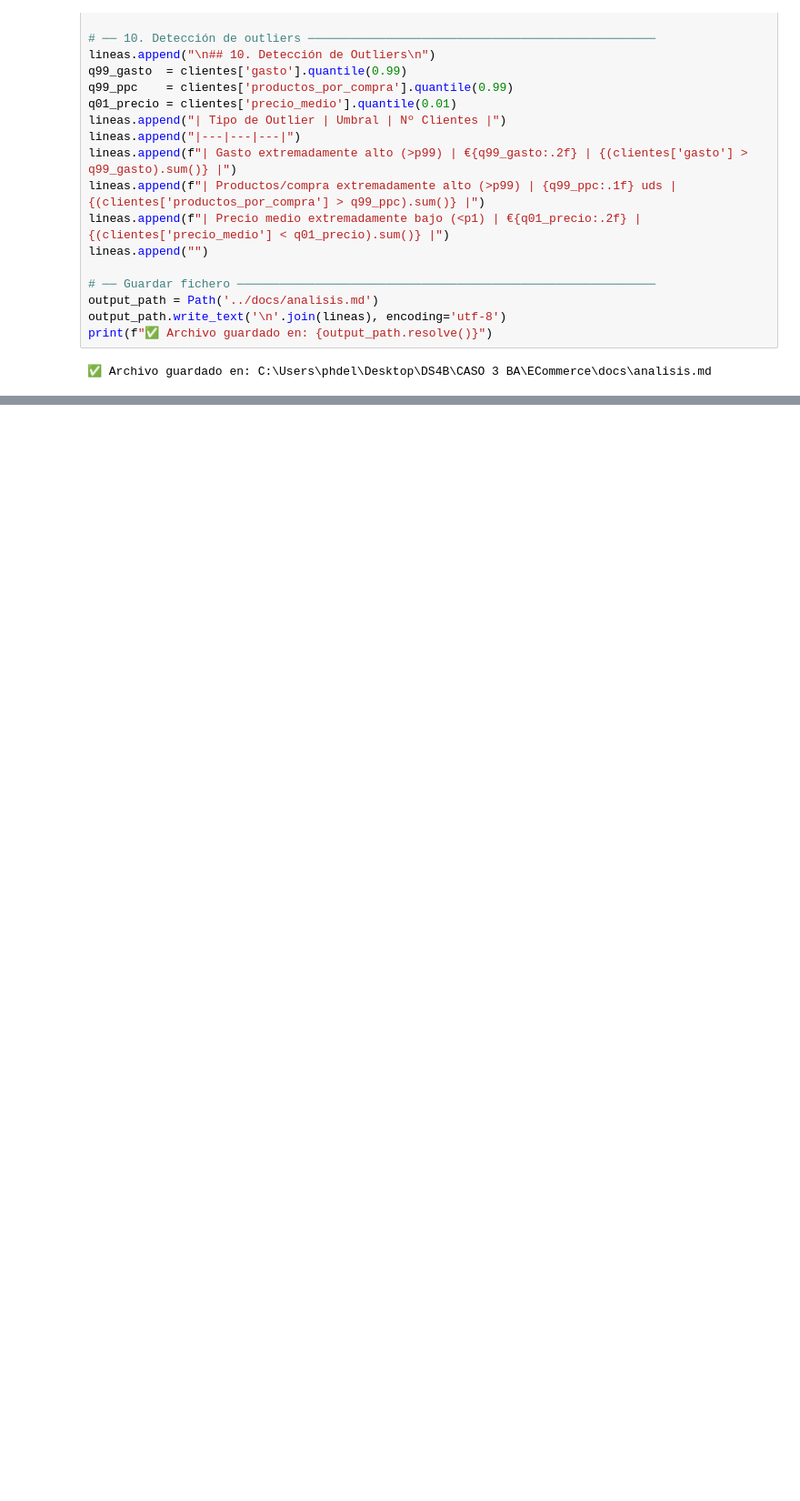
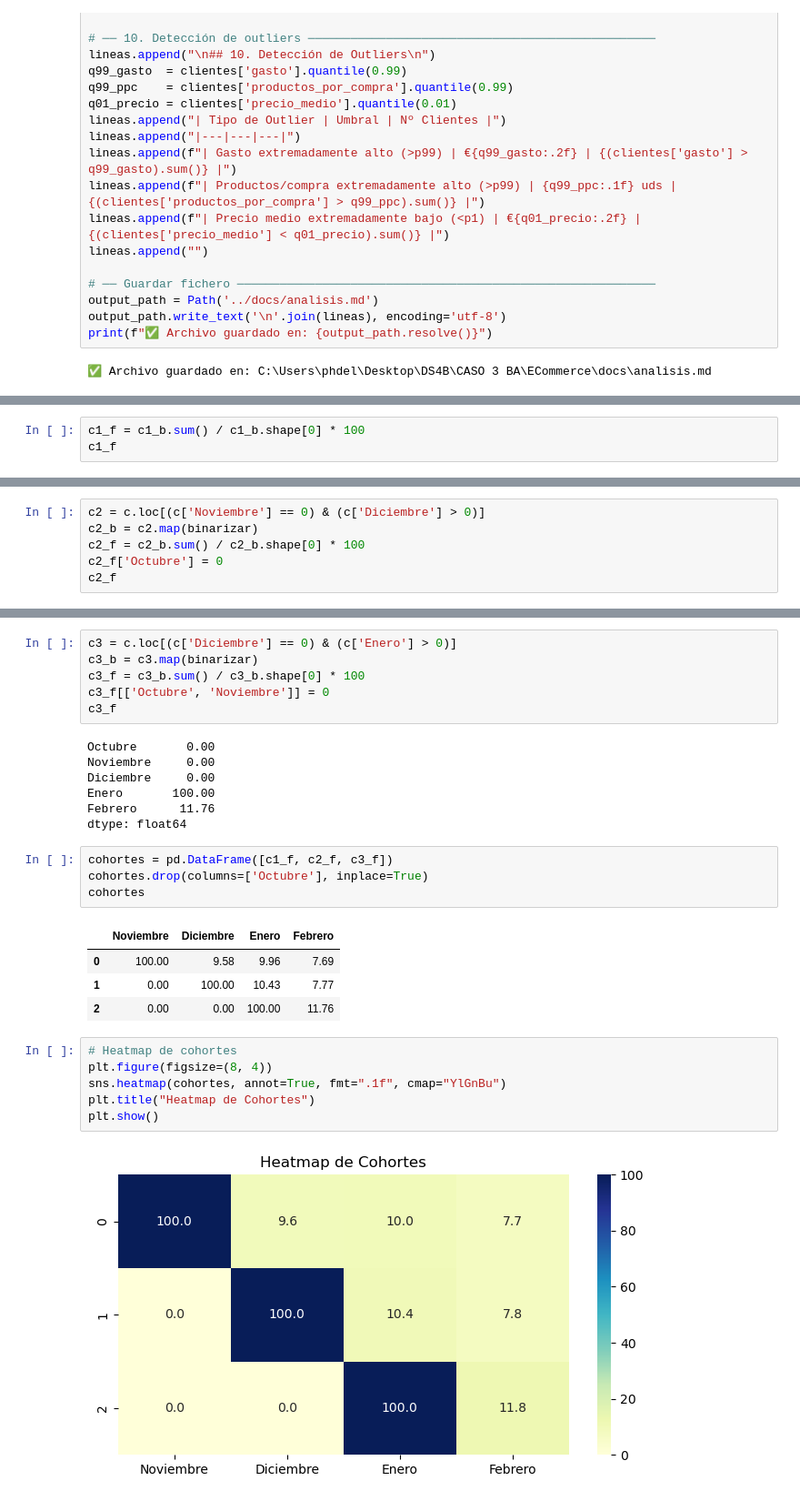
Before and after one commit to PabloHVega/ECommerce, a Jupyter notebook: notebooks/02_AnalisisInsights.ipynb, the cells around one changed output, grey strips where cells are left out. Shown at 91% size. Saved outputs shown, nothing was run; the diff lists cells and outputs as text; blank space fills up the shorter version.

Commit message:
Analisis de cohortes

```diff
--- a/notebooks/02_AnalisisInsights.ipynb
+++ b/notebooks/02_AnalisisInsights.ipynb
@@ -654,0 +755,3 @@ La segmentación cruzada por medianas es prácticamente **binaria**: los 5.522 c
+# %%
+c1_f = c1_b.sum() / c1_b.shape[0] * 100
+c1_f
@@ -654,0 +765,6 @@ La segmentación cruzada por medianas es prácticamente **binaria**: los 5.522 c
+# %%
+c2 = c.loc[(c['Noviembre'] == 0) & (c['Diciembre'] > 0)]
+c2_b = c2.map(binarizar)
+c2_f = c2_b.sum() / c2_b.shape[0] * 100
+c2_f['Octubre'] = 0
+c2_f
@@ -654,0 +778,30 @@ La segmentación cruzada por medianas es prácticamente **binaria**: los 5.522 c
+# %%
+c3 = c.loc[(c['Diciembre'] == 0) & (c['Enero'] > 0)]
+c3_b = c3.map(binarizar)
+c3_f = c3_b.sum() / c3_b.shape[0] * 100
+c3_f[['Octubre', 'Noviembre']] = 0
+c3_f
+# %% [output]
+Octubre       0.00
+Noviembre     0.00
+Diciembre     0.00
+Enero       100.00
+Febrero      11.76
+dtype: float64
+# %%
+cohortes = pd.DataFrame([c1_f, c2_f, c3_f])
+cohortes.drop(columns=['Octubre'], inplace=True)
+cohortes
+# %% [output]
+|  | Noviembre | Diciembre | Enero | Febrero |
+| 0 | 100.00 | 9.58 | 9.96 | 7.69 |
+| 1 | 0.00 | 100.00 | 10.43 | 7.77 |
+| 2 | 0.00 | 0.00 | 100.00 | 11.76 |
+# %%
+# Heatmap de cohortes
+plt.figure(figsize=(8, 4))
+sns.heatmap(cohortes, annot=True, fmt=".1f", cmap="YlGnBu")
+plt.title("Heatmap de Cohortes")
+plt.show()
+# %% [output]
+[figure, added]
```
Also changed, not shown: parts of 14 cells of this notebook.
